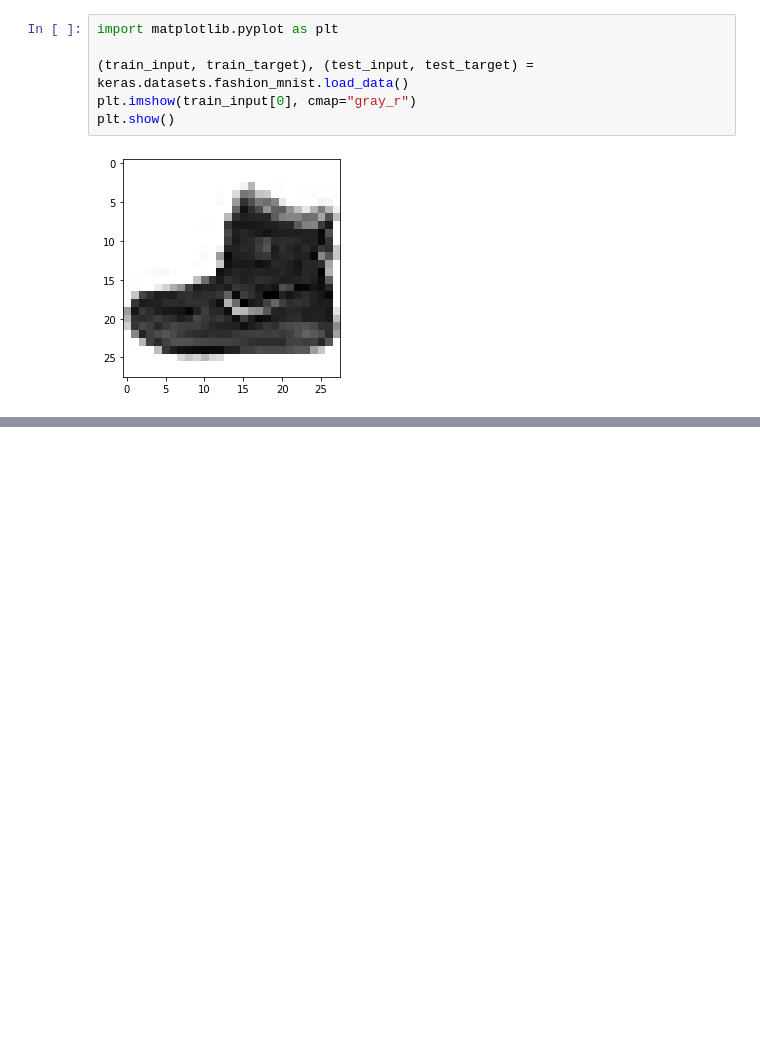
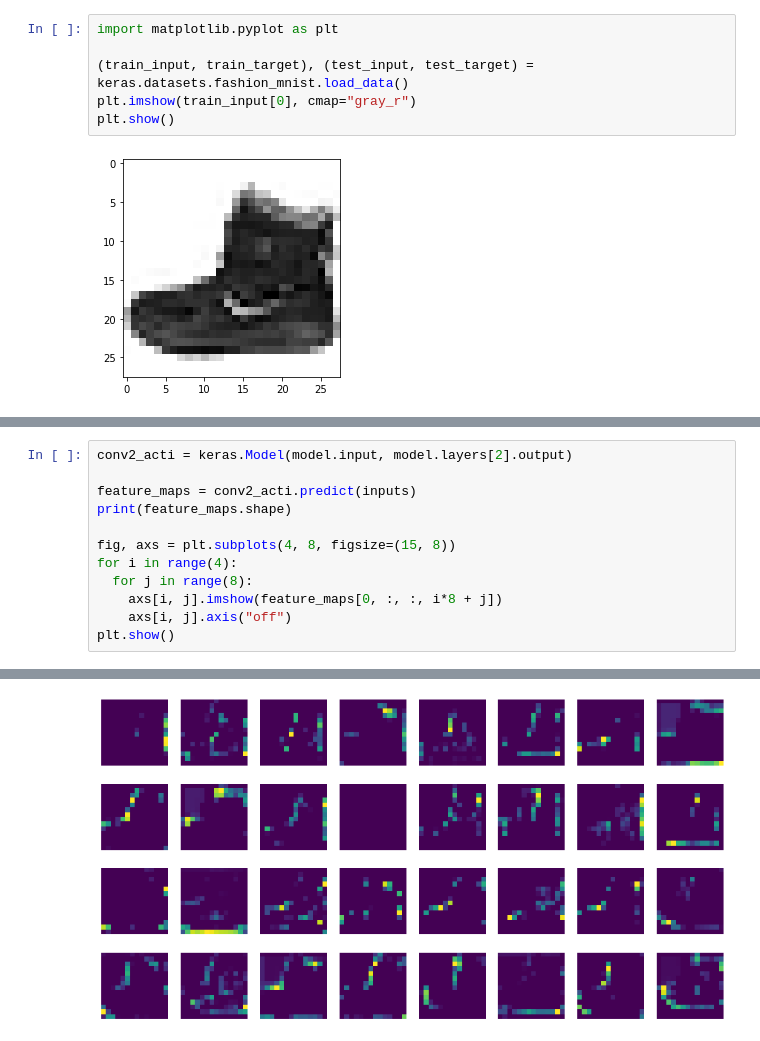
Before and after one commit to Kang-Inprogress/-ML, a Jupyter notebook: 혼공ML_8챕터_신경망(이미지_처리).ipynb, the cells around one changed output, grey strips where cells are left out. Saved outputs shown, nothing was run; the diff lists cells and outputs as text; blank space fills up the shorter version.

```diff
--- a/혼공ML_8챕터_신경망(이미지_처리).ipynb
+++ b/혼공ML_8챕터_신경망(이미지_처리).ipynb
@@ -217,0 +258,13 @@ plt.show()
+# %%
+conv2_acti = keras.Model(model.input, model.layers[2].output)
+
+feature_maps = conv2_acti.predict(inputs)
+print(feature_maps.shape)
+
+fig, axs = plt.subplots(4, 8, figsize=(15, 8))
+for i in range(4):
+  for j in range(8):
+    axs[i, j].imshow(feature_maps[0, :, :, i*8 + j])
+    axs[i, j].axis("off")
+plt.show()
+# %% [output]
@@ -217,0 +273 @@ plt.show()
+[figure, added]
```
Also changed, not shown: parts of 7 cells of this notebook.
